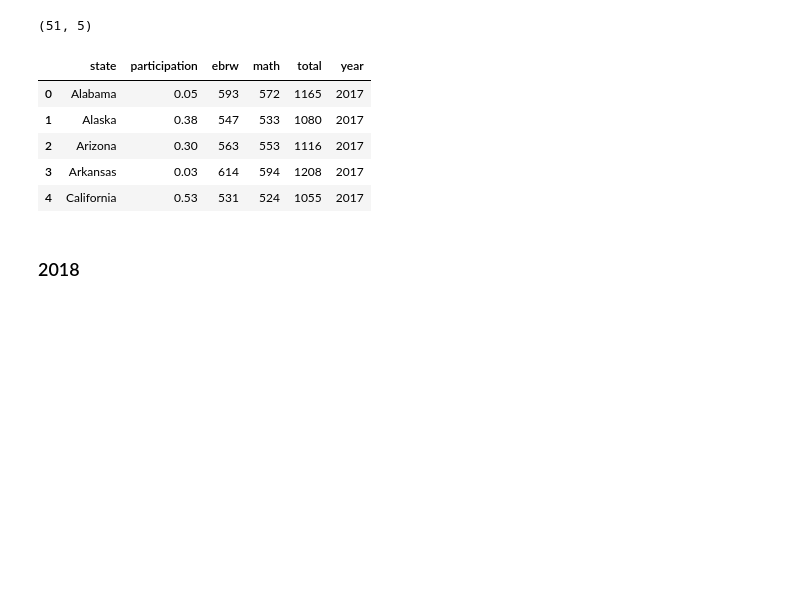
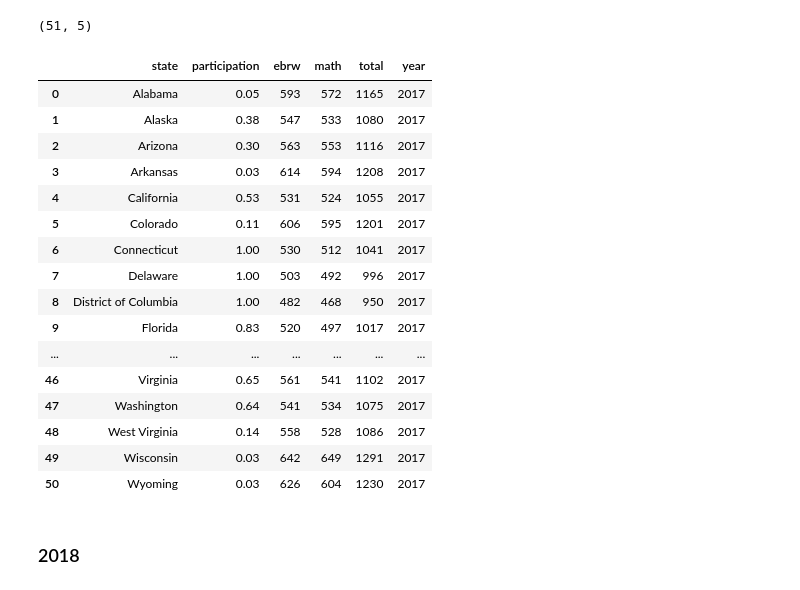
Before and after one commit to farahmalik11/project-1, a Jupyter notebook: code/starter-code.ipynb, the cells around one changed output. Drawn from its saved outputs; the diff is of its cells as text; code cells hidden in the pictures; blank space fills up the shorter version.

```diff
--- a/code/starter-code.ipynb
+++ b/code/starter-code.ipynb
@@ -553,14 +555,25 @@ sat17.columns = sat17.columns.str.lower()
 # %%
 sat17['year'] = '2017'
 # %%
-sat17.head()
+sat17
 # %% [output]
 |  | state | participation | ebrw | math | total | year |
 | 0 | Alabama | 0.05 | 593 | 572 | 1165 | 2017 |
 | 1 | Alaska | 0.38 | 547 | 533 | 1080 | 2017 |
 | 2 | Arizona | 0.30 | 563 | 553 | 1116 | 2017 |
 | 3 | Arkansas | 0.03 | 614 | 594 | 1208 | 2017 |
 | 4 | California | 0.53 | 531 | 524 | 1055 | 2017 |
+| 5 | Colorado | 0.11 | 606 | 595 | 1201 | 2017 |
+| 6 | Connecticut | 1.00 | 530 | 512 | 1041 | 2017 |
+| 7 | Delaware | 1.00 | 503 | 492 | 996 | 2017 |
+| 8 | District of Columbia | 1.00 | 482 | 468 | 950 | 2017 |
+| 9 | Florida | 0.83 | 520 | 497 | 1017 | 2017 |
+| ... | ... | ... | ... | ... | ... | ... |
+| 46 | Virginia | 0.65 | 561 | 541 | 1102 | 2017 |
+| 47 | Washington | 0.64 | 541 | 534 | 1075 | 2017 |
+| 48 | West Virginia | 0.14 | 558 | 528 | 1086 | 2017 |
+| 49 | Wisconsin | 0.03 | 642 | 649 | 1291 | 2017 |
+| 50 | Wyoming | 0.03 | 626 | 604 | 1230 | 2017 |
 # %% [markdown]
 ### 2018
 # %%
```
Also changed, not shown: parts of 33 cells of this notebook.
